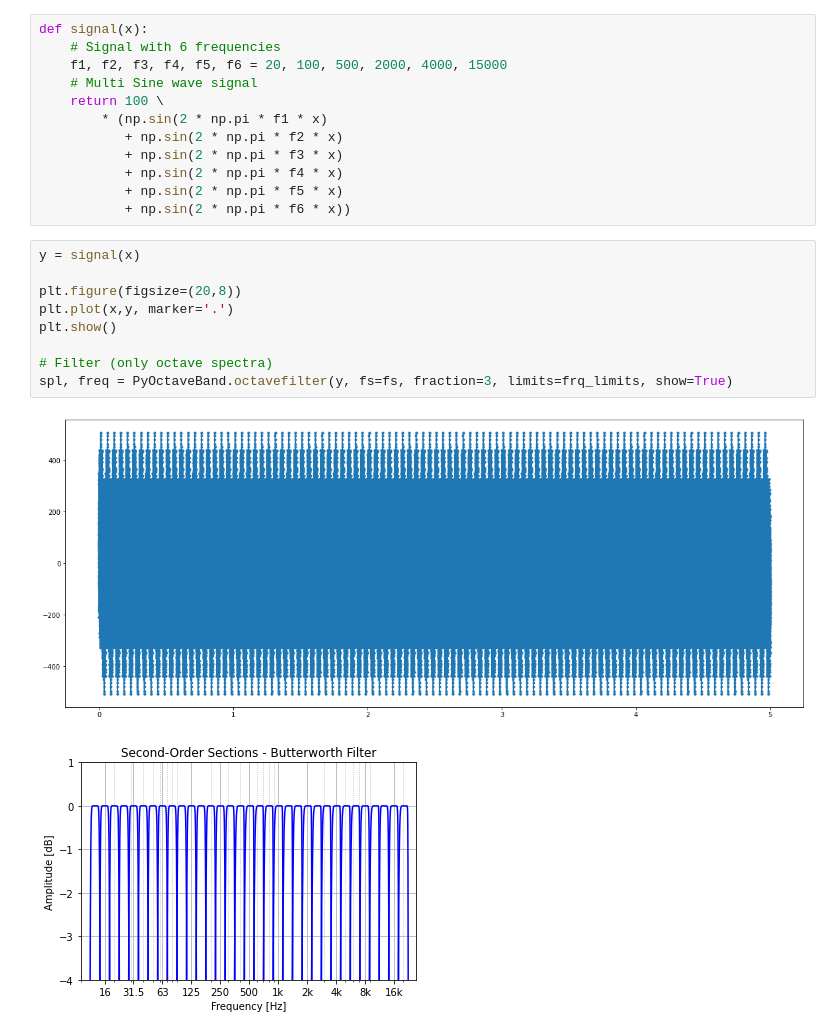
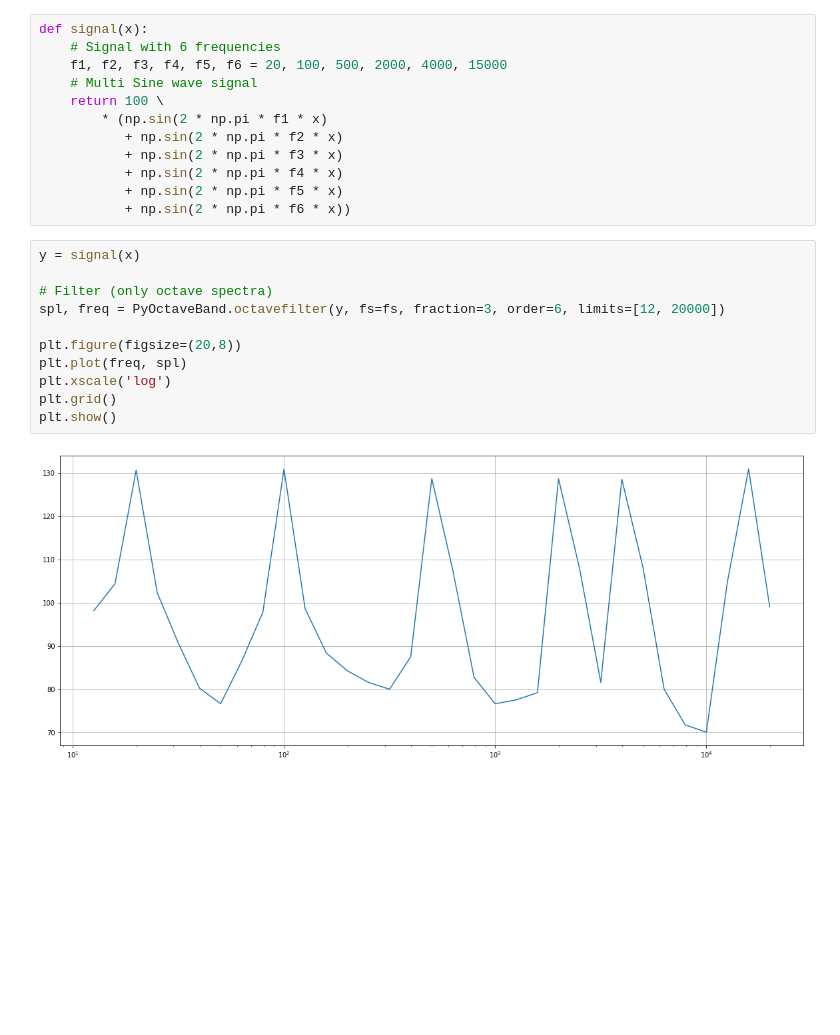
Before and after one commit to fAndreuzzi/third-octave, a Jupyter notebook: Compare.ipynb, the cells around one changed output. Drawn from its saved outputs; the diff is of its cells as text; blank space fills up the shorter version.

```diff
--- a/Compare.ipynb
+++ b/Compare.ipynb
@@ -29,12 +29,13 @@ def signal(x):
 # %%
 y = signal(x)
 
+# Filter (only octave spectra)
+spl, freq = PyOctaveBand.octavefilter(y, fs=fs, fraction=3, order=6, limits=[12, 20000])
+
 plt.figure(figsize=(20,8))
-plt.plot(x,y, marker='.')
+plt.plot(freq, spl)
+plt.xscale('log')
+plt.grid()
 plt.show()
-
-# Filter (only octave spectra)
-spl, freq = PyOctaveBand.octavefilter(y, fs=fs, fraction=3, limits=frq_limits, show=True)
 # %% [output]
-[figure, old version]
+[figure, new version]
-[figure, removed]
```
Also changed, not shown: 11 other files.
